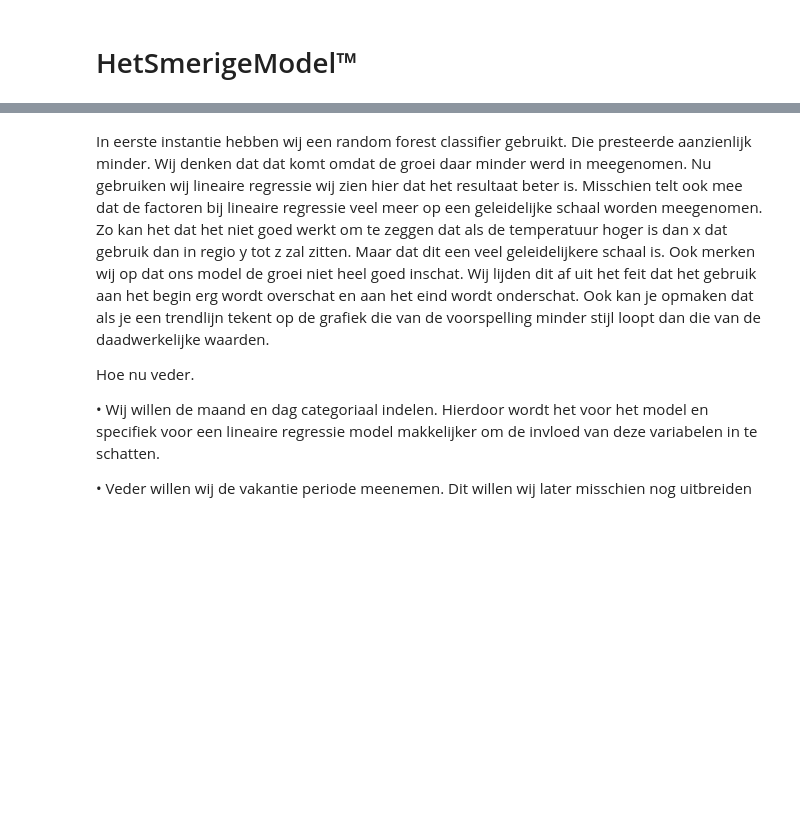
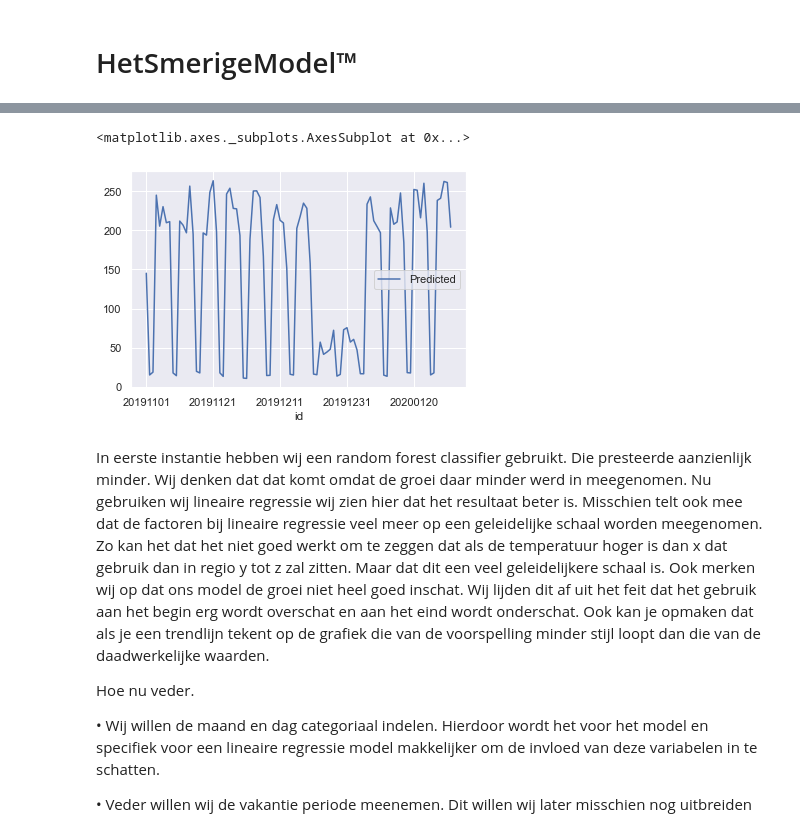
Before and after one commit to LucasVanWijk/Distributed-Processing-1, a Jupyter notebook: assignment_1/extended_analysis.ipynb, the cells around one changed output, grey strips where cells are left out. Saved outputs shown, nothing was run; the diff lists cells and outputs as text; code cells hidden in the pictures; blank space fills up the shorter version.

Commit message:
submission code

```diff
--- a/assignment_1/extended_analysis.ipynb
+++ b/assignment_1/extended_analysis.ipynb
@@ -334,0 +335,16 @@ MSE: 3910.878202751132
+# %%
+knmi_api.collect_weather(
+    start='20191101',
+    end='20200131',
+    vars='TX:TG:SQ:DR:FG',
+    filename='weather_data_submission.txt'
+)
+X_sub = knmi_api.read_to_df('weather_data_submission.txt')
+wcols = X_sub.columns[1:]
+X_sub[wcols] = X_sub[wcols].astype('int')
+X_sub['weekday'] = X_sub['date'].dt.weekday.astype('category')
+X_sub['month'] = X_sub['date'].dt.month.astype('category')
+X_sub['day'] = 253 + X_sub['date'].dt.day.astype('int')
+X_sub['holiday'] = 0
+mask = (X_sub['date'] > '2019-12-21') & (X_sub['date'] <= '2020-01-05')
+mask.unique()
@@ -335,3 +379,15 @@ MSE: 3910.878202751132
+# %%
+y_sub = reg.predict(X_sub[['day','weekday','holiday', 'TX','TG','SQ','DR','FG']])
+
+submission_df = pd.DataFrame(pd.date_range(start='20191101', end='20200131'), columns=['id'])
+submission_df['id'] = submission_df['id'].dt.strftime('%Y%m%d')
+submission_df['Predicted'] = y_sub
+submission_df = submission_df.set_index('id')
+submission_df.to_csv('submission.csv')
+submission_df.plot()
+# %% [output]
+<matplotlib.axes._subplots.AxesSubplot at 0x...>
+[figure, added]
 # %% [markdown]
 In eerste instantie hebben wij een random forest classifier gebruikt. Die presteerde aanzienlijk minder. Wij denken dat dat komt omdat de groei daar minder werd in meegenomen. Nu gebruiken wij lineaire regressie wij zien hier dat het resultaat beter is. Misschien telt ook mee dat de factoren bij lineaire regressie veel meer op een geleidelijke schaal worden meegenomen. Zo kan het dat het niet goed werkt om te zeggen dat als de temperatuur hoger is dan x dat gebruik dan in regio y tot z zal zitten. Maar dat dit een veel geleidelijkere schaal is.
 Ook merken wij op dat ons model de groei niet heel goed inschat. Wij lijden dit af uit het feit dat het gebruik aan het begin erg wordt overschat en aan het eind wordt onderschat. Ook kan je opmaken dat als je een trendlijn tekent op de grafiek die van de voorspelling minder stijl loopt dan die van de daadwerkelijke waarden.
```
Also changed, not shown: parts of 5 cells of this notebook, 2 other files.
